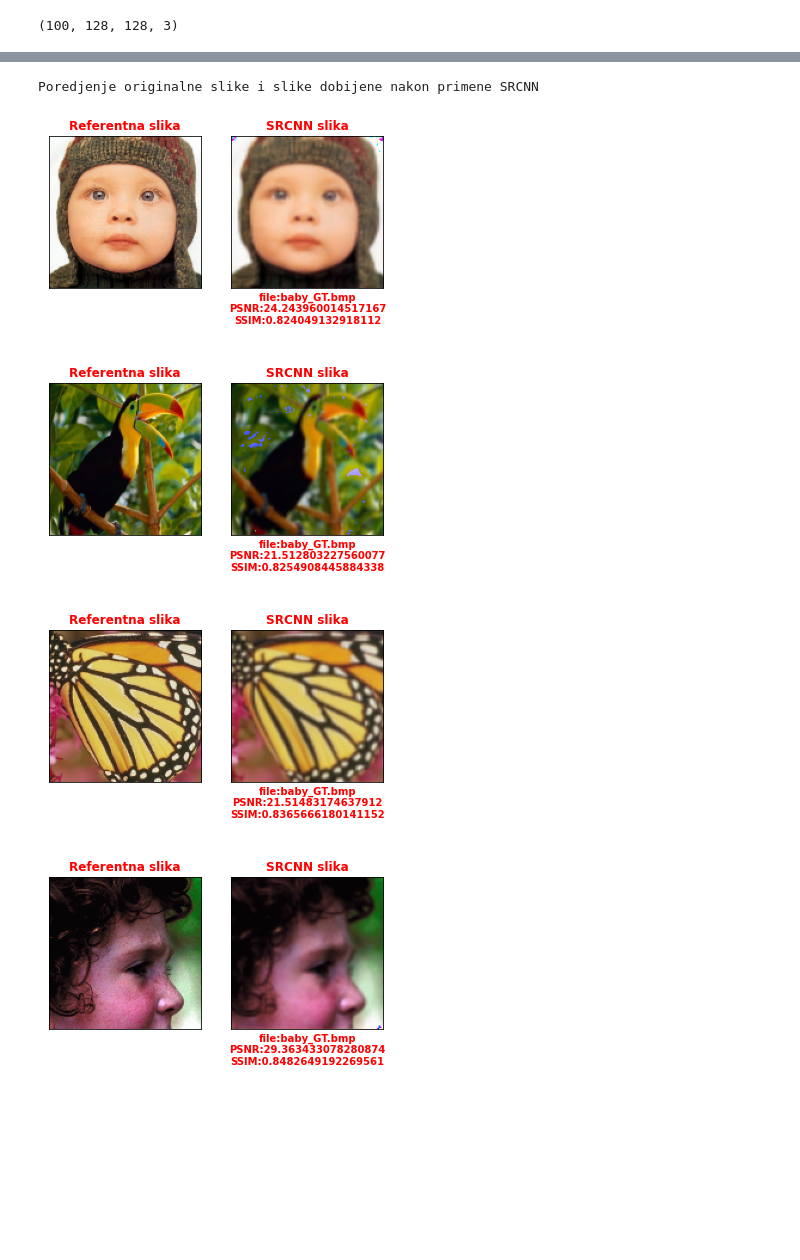
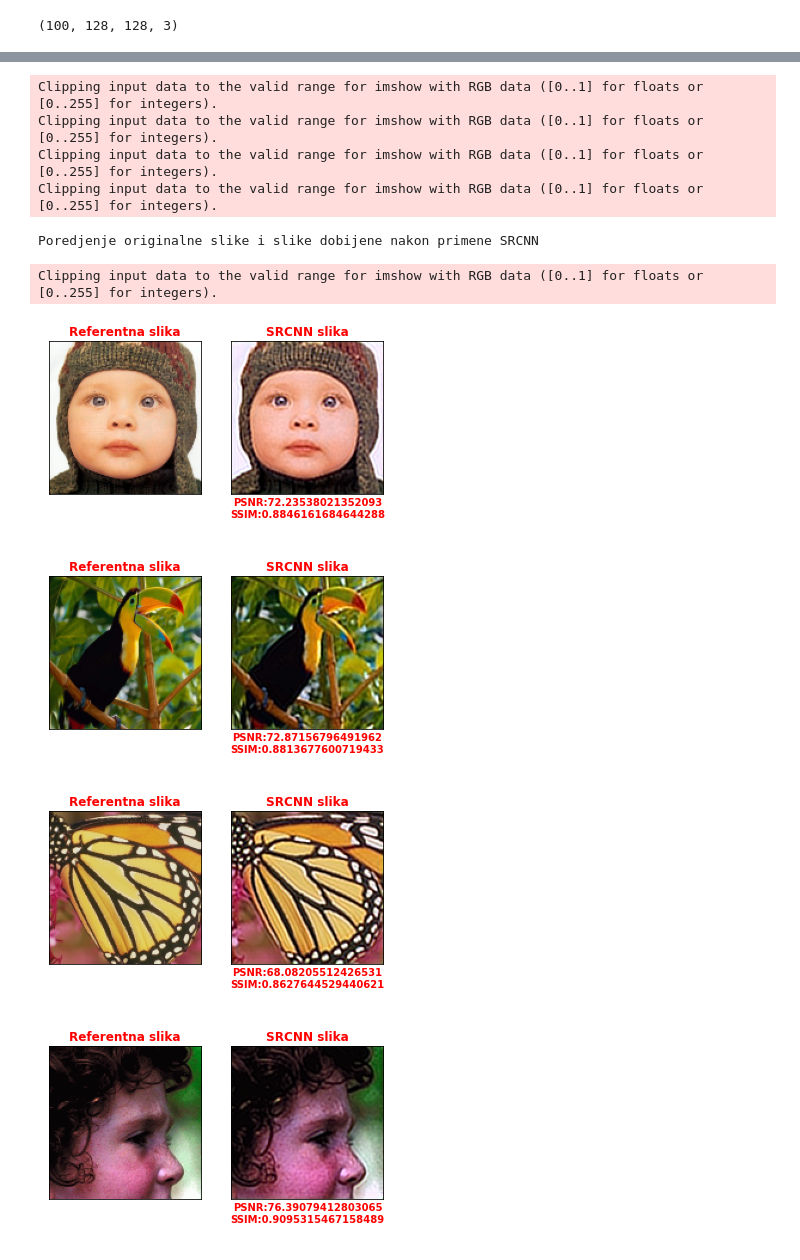
Before and after one commit to VladimirManda10/ProjekatIzRacunarskeInteligencije, a Jupyter notebook: ProjekatIzRI.ipynb, the cells around one changed output, grey strips where cells are left out. Saved outputs shown, nothing was run; the diff lists cells and outputs as text; code cells hidden in the pictures; blank space fills up the shorter version.

```diff
--- a/ProjekatIzRI.ipynb
+++ b/ProjekatIzRI.ipynb
@@ -164,0 +135,11 @@ def model():
+# %%
+IMAGE_SIZE = 128
+CHANNELS = 3
+def model():
+    model = Sequential()
+    model.add(Convolution2D(64,9,activation="relu",input_shape=(IMAGE_SIZE,IMAGE_SIZE,CHANNELS),padding="same"))
+    model.add(Convolution2D(32,3,activation="relu",padding="same"))
+    model.add(Convolution2D(3,5,activation="relu",padding="same"))
+    return model
+SRCNN = model()
+SRCNN.summary()
@@ -206,7 +181,7 @@ def ssim_loss(y_true, y_pred):
   return tf.reduce_mean(tf.image.ssim(y_true, y_pred, 2.0))
 
 
-SRCNN.compile(loss="mean_squared_error",optimizer=Adam(learning_rate=initial_lerningrate),metrics=[psnr,ssim_loss])
-SRCNN.fit(image,label,epochs=200,batch_size=32,verbose=1)
+SRCNN.compile(loss="mean_squared_error",optimizer=Adam(initial_lerningrate),metrics=[psnr,ssim_loss])
+SRCNN.fit(label,image,epochs=200,batch_size=32,verbose=1)
 # %% [output]
 Epoch 1/200
@@ -231,13 +206,8 @@ Epoch 200/200
 testImage_path = sorted(os.listdir('drive/MyDrive/slike/Set5'))
 testImage = load_images('drive/MyDrive/slike/Set5/',testImage_path,IMAGE_SIZE)
 testImage /= np.max(testImage)
-testLabel = np.zeros((5,128,128,3),np.float32)
-for i in range(testImage.shape[0]):
-  temp = cv2.resize(testImage[i,:,:,:],(64,64))
-  temp = cv2.resize(temp,(128,128))
-  testLabel[i,:,:,:]=temp
-
-result  = SRCNN.predict(testImage)
+testLabel = np.zeros((5,128,128,3))
+result  = SRCNN.predict(testImage,batch_size=32)
 # result.shape
 # %%
 print(Fore.BLUE + 'Poredjenje originalne slike i interpolirane(bikubicna interpolacija)')
@@ -303,31 +273,37 @@ Poredjenje originalne slike i interpolirane(bilinearna)
 # %%
 print(Fore.BLUE + 'Poredjenje originalne slike i slike dobijene nakon primene SRCNN')
 i = 0
 for i in range(5):
-  imageA = (result[i]*255).astype(np.uint8)
-  imageB = (testImage[i]*255).astype(np.uint8)
+  imageA = result[i]
+  imageB = testImage[i].astype(np.float32)
 
   i+=1
   Psnr = psnr1(imageA,imageB)
+  Mse = mean_squared_error(imageA,imageB)
   SSIM = ssim(imageA,imageB,multichannel=True)
 
   fig = plt.figure()
   ax = fig.add_subplot(1, 2, 1)
   imgplot = plt.imshow(cv2.cvtColor(imageB,cv2.COLOR_BGR2RGB))
   ax.set_title('Referentna slika',fontdict={'fontweight': 'bold','color':'red'})
   ax.set_xticks([])
   ax.set_yticks([])
 
   ax = fig.add_subplot(1, 2, 2)
   imgplot = plt.imshow(cv2.cvtColor(imageA,cv2.COLOR_BGR2RGB))
   # imgplot.set_clim(0.0, 0.7)
   ax.set_title('SRCNN slika',fontdict={'fontweight': 'bold','color':'red'})
   ax.set_xticks([])
   ax.set_yticks([])
-  ax.set_xlabel('file:{}\nPSNR:{}\nSSIM:{}\n'.format(file,Psnr,SSIM),fontdict={'fontweight': 'bold','color':'red'})
+  ax.set_xlabel('PSNR:{}\nSSIM:{}\n'.format(Psnr,SSIM),fontdict={'fontweight': 'bold','color':'red'})
 # %% [output]
-Poredjenje originalne slike i slike dobijene nakon primene SRCNN
+Clipping input data to the valid range for imshow with RGB data ([0..1] for floats or [0..255] for integers).
+Clipping input data to the valid range for imshow with RGB data ([0..1] for floats or [0..255] for integers).
+Clipping input data to the valid range for imshow with RGB data ([0..1] for floats or [0..255] for integers).
+Clipping input data to the valid range for imshow with RGB data ([0..1] for floats or [0..255] for integers).
+Poredjenje originalne slike i slike dobijene nakon primene SRCNN
+Clipping input data to the valid range for imshow with RGB data ([0..1] for floats or [0..255] for integers).
-[figure, old version]
+[figure, new version]
-[figure, old version]
+[figure, new version]
-[figure, old version]
+[figure, new version]
-[figure, old version]
+[figure, new version]
```
Also changed, not shown: parts of 10 cells of this notebook, 3 other files.
